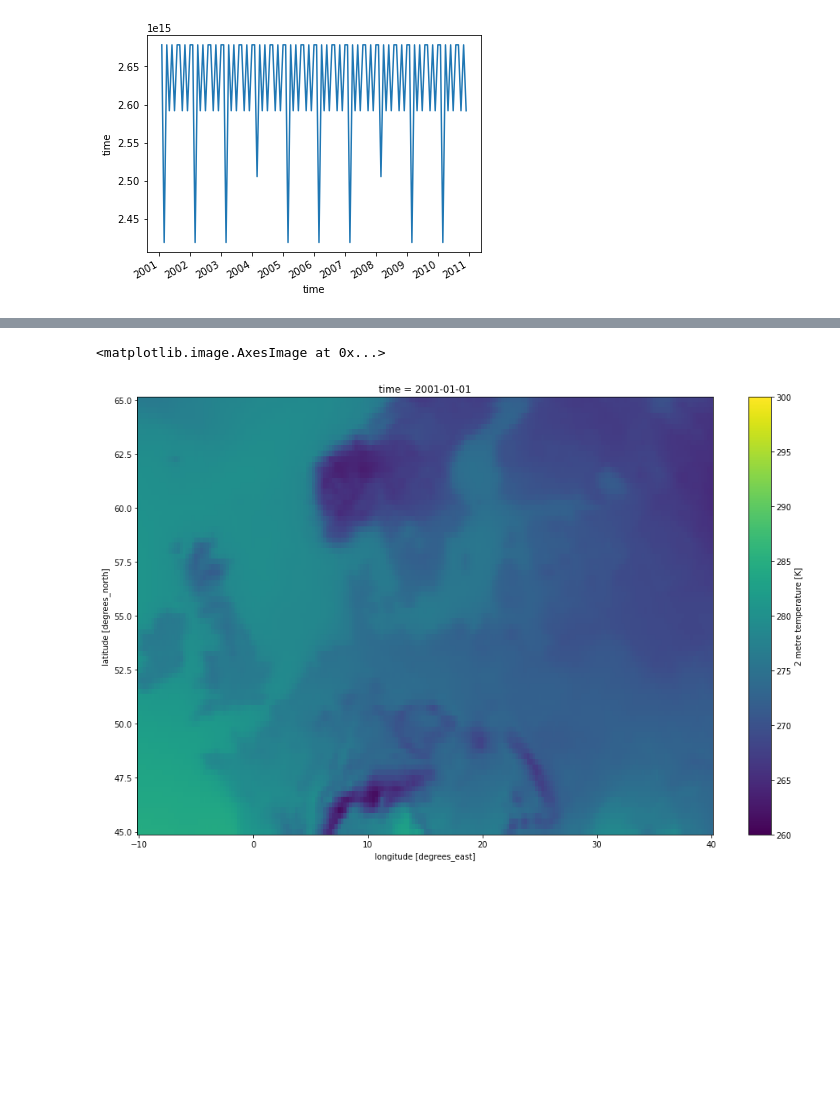
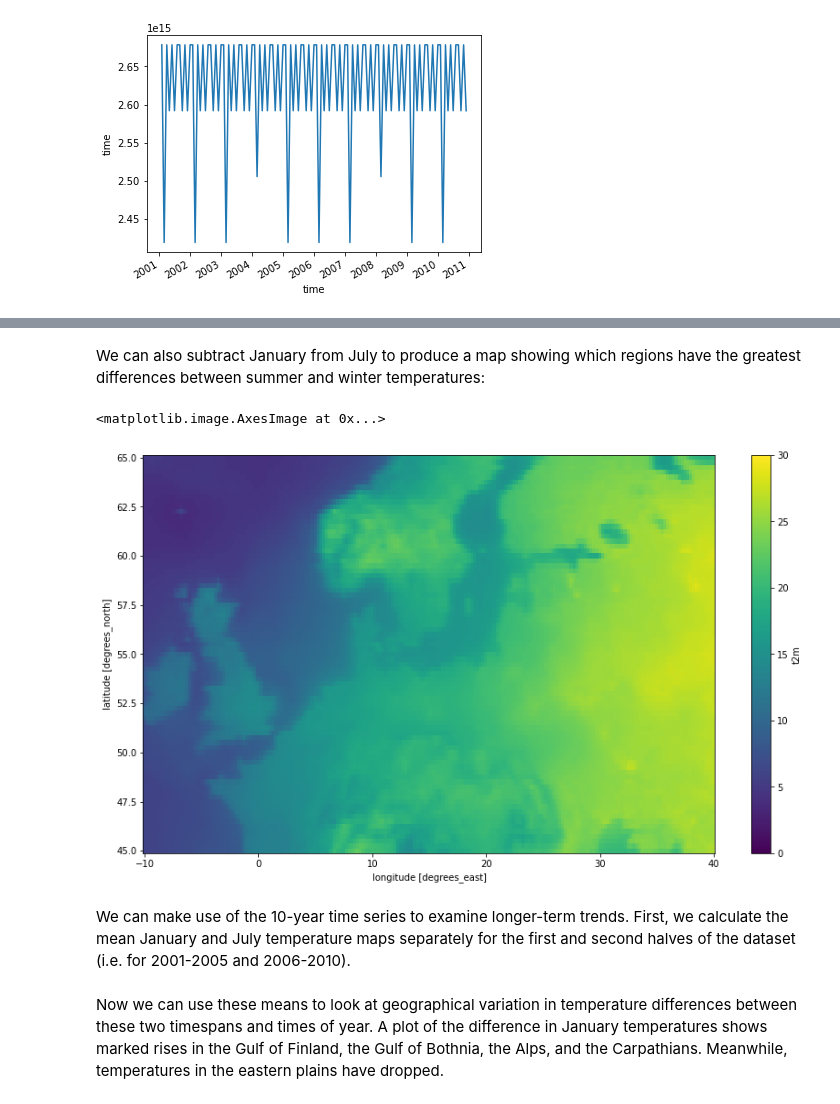
Before and after one commit to xcube-dev/xcube-cds, a Jupyter notebook: examples/notebooks/Ex1-CDS-store-access.ipynb, the cells around one changed output, grey strips where cells are left out. Saved outputs shown, nothing was run; the diff lists cells and outputs as text; code cells hidden in the pictures; blank space fills up the shorter version.

```diff
--- a/examples/notebooks/Ex1-CDS-store-access.ipynb
+++ b/examples/notebooks/Ex1-CDS-store-access.ipynb
@@ -59,0 +90,3 @@ opener = openers[0]
+# %%
+data_id = data_ids[2][0]
+data_id
@@ -60,9 +97,8 @@ opener = openers[0]
 # %%
-cube = cds_store.open_data('reanalysis-era5-single-levels-monthly-means:monthly_averaged_reanalysis',
+cube = cds_store.open_data(data_id,
                            opener,
-                           variable_names=['2m_temperature'],
+                           variable_names=variable_names,
                            bbox=bbox,
                            spatial_res=spatial_res,
-                           time_range=['2001-01-01', '2010-12-31'],
-                           time_period='1M')
+                           time_range=time_range)
 # %% [output]
@@ -99,2 +119,3 @@ cube.time.diff(dim='time').plot
 # %%
-jan_2001 = cube.t2m.sel(time='2001-01-01 00:00:00', method='nearest')
+t2m_2001_jan = cube.t2m.sel(time='2001-01-01 00:00:00', method='nearest')
+t2m_2001_jan.plot.imshow(vmin=260, vmax=300, figsize=(14, 8))
@@ -100,0 +127,3 @@ jan_2001 = cube.t2m.sel(time='2001-01-01 00:00:00', method='nearest')
+# %%
+t2m_2001_jul = cube.t2m.sel(time='2001-07-01 00:00:00', method='nearest')
+t2m_2001_jul.plot.imshow(vmin=260, vmax=300, figsize=(14, 8))
@@ -101,5 +133,7 @@ jan_2001 = cube.t2m.sel(time='2001-01-01 00:00:00', method='nearest')
+# %% [markdown]
+We can also subtract January from July to produce a map showing which regions have the greatest differences between summer and winter temperatures:
 # %%
-jan_2001.plot.imshow(vmin=260, vmax=300, figsize=(16, 10))
+(t2m_2001_jul - t2m_2001_jan).plot.imshow(vmin=0, vmax=30, figsize=(14, 8))
 # %% [output]
 <matplotlib.image.AxesImage at 0x...>
-[figure, old version]
+[figure, new version]
@@ -107,0 +140,2 @@ jun_2001 = cube.t2m.sel(time='2001-06-01 00:00:00', method='nearest')
+# %% [markdown]
+We can make use of the 10-year time series to examine longer-term trends. First, we calculate the mean January and July temperature maps separately for the first and second halves of the dataset (i.e. for 2001-2005 and 2006-2010).
@@ -108 +147,3 @@ jun_2001 = cube.t2m.sel(time='2001-06-01 00:00:00', method='nearest')
+# %% [markdown]
+Now we can use these means to look at geographical variation in temperature differences between these two timespans and times of year. A plot of the difference in January temperatures shows marked rises in the Gulf of Finland, the Gulf of Bothnia, the Alps, and the Carpathians. Meanwhile, temperatures in the eastern plains have dropped.
 # %%
```
Also changed, not shown: parts of 42 cells of this notebook.
